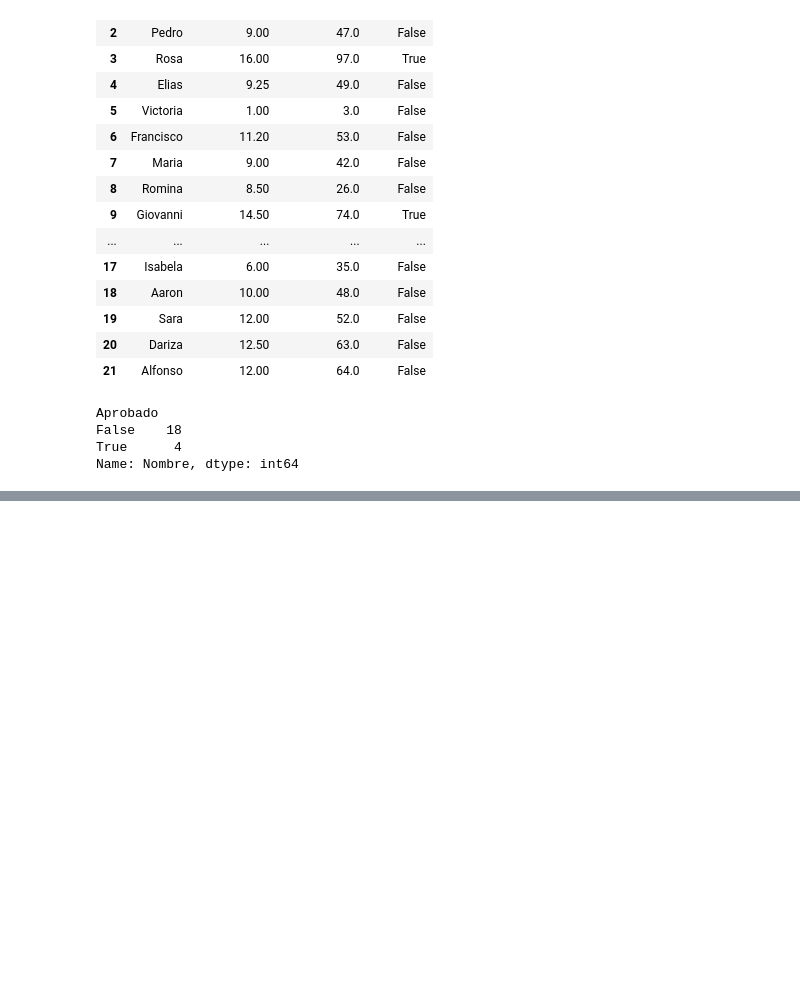
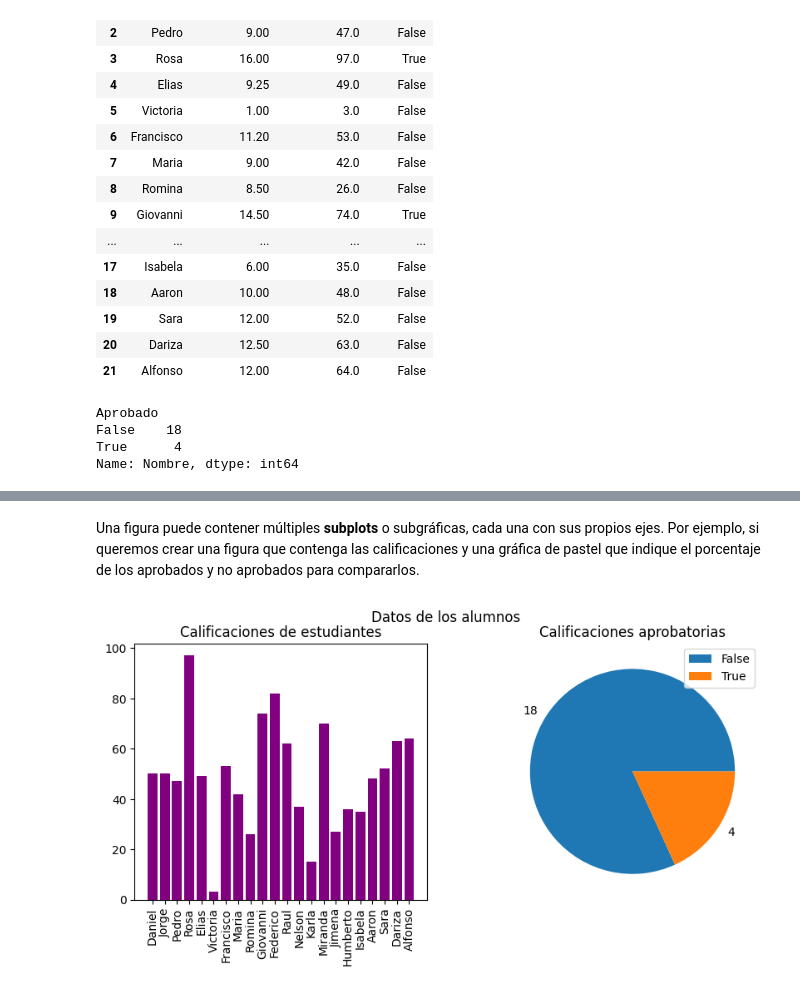
Before and after one commit to KZuleika/python-data-analysis, a Jupyter notebook: Notebooks/data_analysis.ipynb, the cells around one changed output, grey strips where cells are left out. Saved outputs shown, nothing was run; the diff lists cells and outputs as text; code cells hidden in the pictures; blank space fills up the shorter version.

Commit message:
Análisis de datos con Python

```diff
--- a/Notebooks/data_analysis.ipynb
+++ b/Notebooks/data_analysis.ipynb
@@ -358,0 +400,24 @@ Name: Nombre, dtype: int64
+# %% [markdown]
+Una figura puede contener múltiples **subplots** o subgráficas, cada una con sus propios ejes. Por ejemplo, si queremos crear una figura que contenga las calificaciones y una gráfica de pastel que indique el porcentaje de los aprobados y no aprobados para compararlos.
+# %%
+#Crea una figura
+fig, ax = plt.subplots(1,2,figsize=(10,4))
+
+#Crea una gráfica de barras con nombres vs calificaciones
+ax[0].bar(x=df_estudiantes.Nombre, height=df_estudiantes.Calificaciones, color='purple')
+ax[0].set_title('Calificaciones de estudiantes')
+ax[0].set_xticklabels(df_estudiantes.Nombre, rotation=90)
+
+#Agregar un grafico de pastel
+cuenta_aprobados = df_estudiantes['Aprobado'].value_counts()
+ax[1].pie(cuenta_aprobados, labels=cuenta_aprobados)
+ax[1].set_title('Calificaciones aprobatorias')
+ax[1].legend(cuenta_aprobados.keys().tolist())
+
+#Añade un ttítulo a la figura
+fig.suptitle('Datos de los alumnos')
+
+#Despliega la gráfica
+plt.show()
+# %% [output]
+[figure, added]
```
Also changed, not shown: parts of 13 cells of this notebook.
